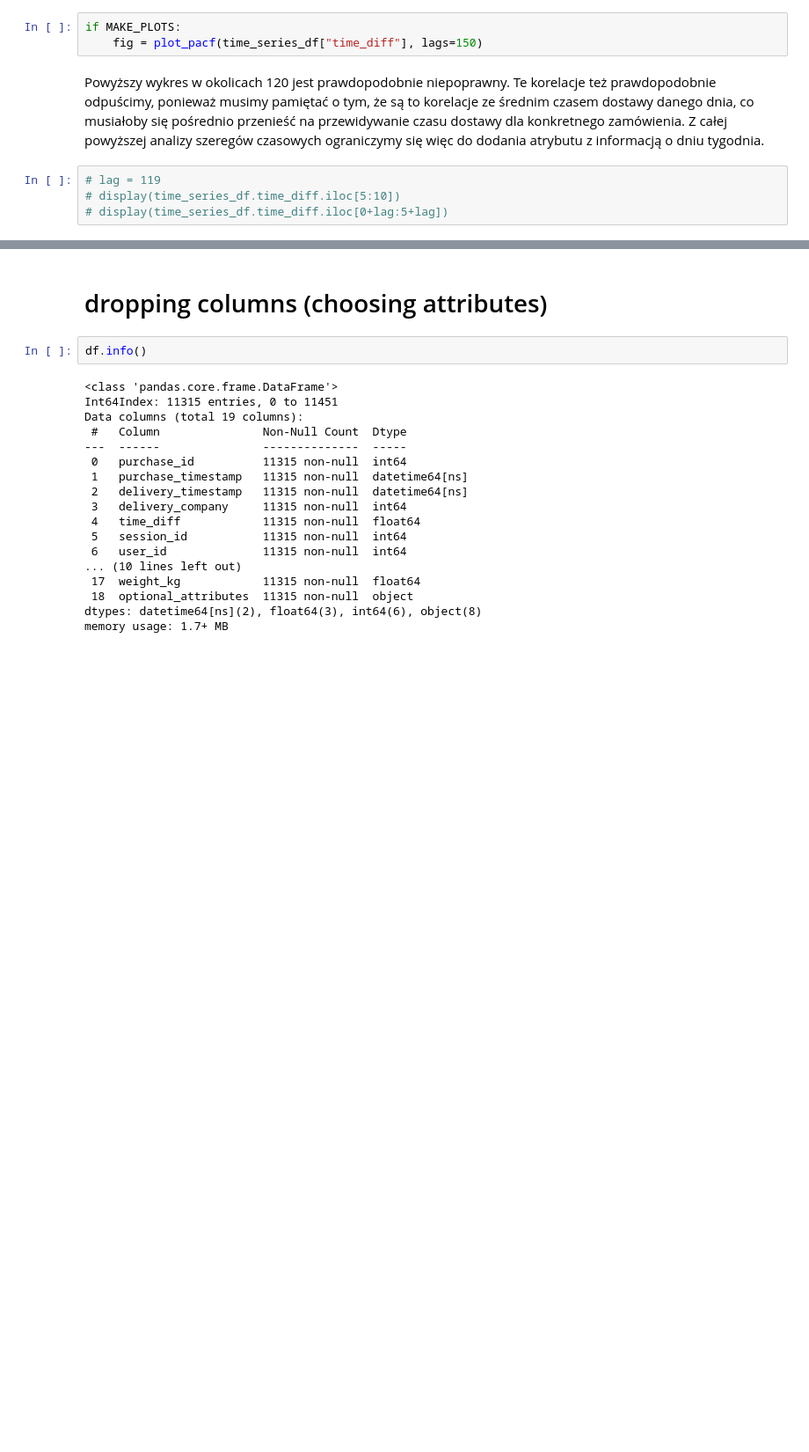
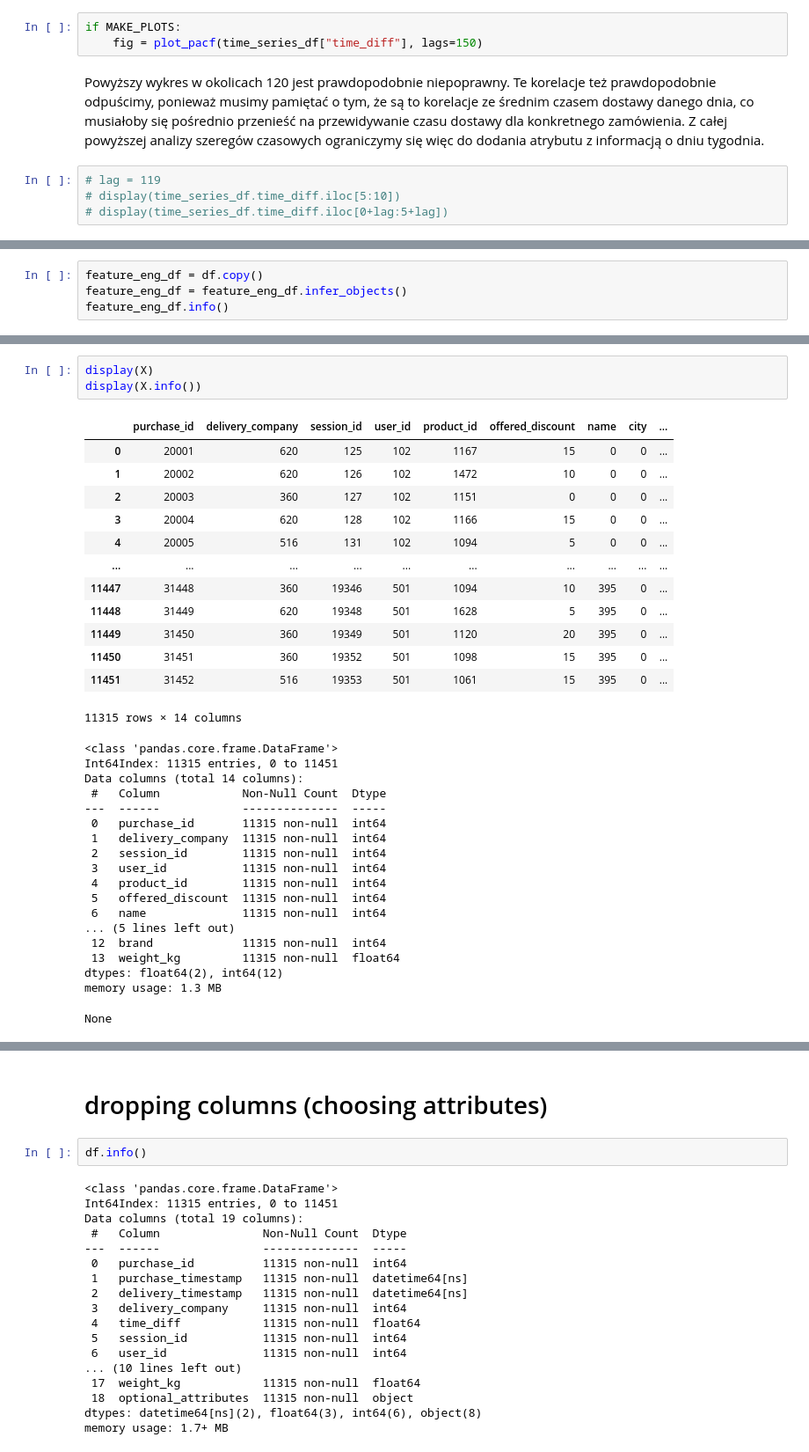
Before and after one commit to milosz-l/delivery-time, a Jupyter notebook: data_analysis.ipynb, the cells around one changed output, grey strips where cells are left out. Shown: that part at 88% size. Cells and saved outputs as stored; diff of their text form; blank space fills up the shorter version.

```diff
--- a/data_analysis.ipynb
+++ b/data_analysis.ipynb
@@ -550,0 +553,4 @@ Powyższy wykres w okolicach 120 jest prawdopodobnie niepoprawny. Te korelacje t
+# %%
+feature_eng_df = df.copy()
+feature_eng_df = feature_eng_df.infer_objects()
+feature_eng_df.info()
@@ -550,0 +599,35 @@ Powyższy wykres w okolicach 120 jest prawdopodobnie niepoprawny. Te korelacje t
+# %%
+display(X)
+display(X.info())
+# %% [output]
+|  | purchase_id | delivery_company | session_id | user_id | product_id | offered_discount | name | city | ... |
+| 0 | 20001 | 620 | 125 | 102 | 1167 | 15 | 0 | 0 | ... |
+| 1 | 20002 | 620 | 126 | 102 | 1472 | 10 | 0 | 0 | ... |
+| 2 | 20003 | 360 | 127 | 102 | 1151 | 0 | 0 | 0 | ... |
+| 3 | 20004 | 620 | 128 | 102 | 1166 | 15 | 0 | 0 | ... |
+| 4 | 20005 | 516 | 131 | 102 | 1094 | 5 | 0 | 0 | ... |
+| ... | ... | ... | ... | ... | ... | ... | ... | ... | ... |
+| 11447 | 31448 | 360 | 19346 | 501 | 1094 | 10 | 395 | 0 | ... |
+| 11448 | 31449 | 620 | 19348 | 501 | 1628 | 5 | 395 | 0 | ... |
+| 11449 | 31450 | 360 | 19349 | 501 | 1120 | 20 | 395 | 0 | ... |
+| 11450 | 31451 | 360 | 19352 | 501 | 1098 | 15 | 395 | 0 | ... |
+| 11451 | 31452 | 516 | 19353 | 501 | 1061 | 15 | 395 | 0 | ... |
+11315 rows × 14 columns
+<class 'pandas.core.frame.DataFrame'>
+Int64Index: 11315 entries, 0 to 11451
+Data columns (total 14 columns):
+ #   Column            Non-Null Count  Dtype
+---  ------            --------------  -----
+ 0   purchase_id       11315 non-null  int64
+ 1   delivery_company  11315 non-null  int64
+ 2   session_id        11315 non-null  int64
+ 3   user_id           11315 non-null  int64
+ 4   product_id        11315 non-null  int64
+ 5   offered_discount  11315 non-null  int64
+ 6   name              11315 non-null  int64
+... (5 lines left out)
+ 12  brand             11315 non-null  int64
+ 13  weight_kg         11315 non-null  float64
+dtypes: float64(2), int64(12)
+memory usage: 1.3 MB
+None
```
Also changed, not shown: parts of 9 cells of this notebook.
